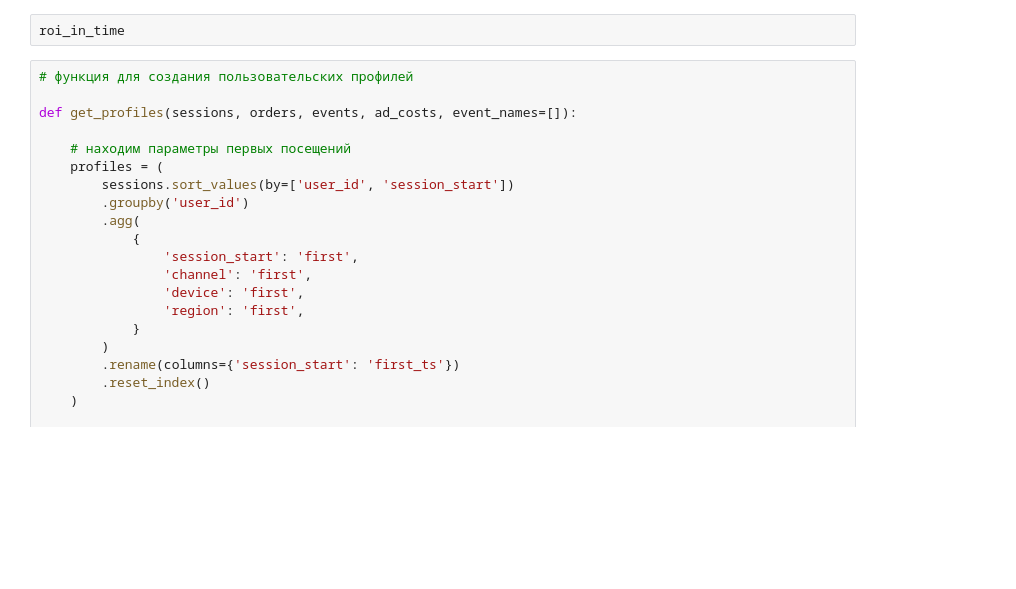
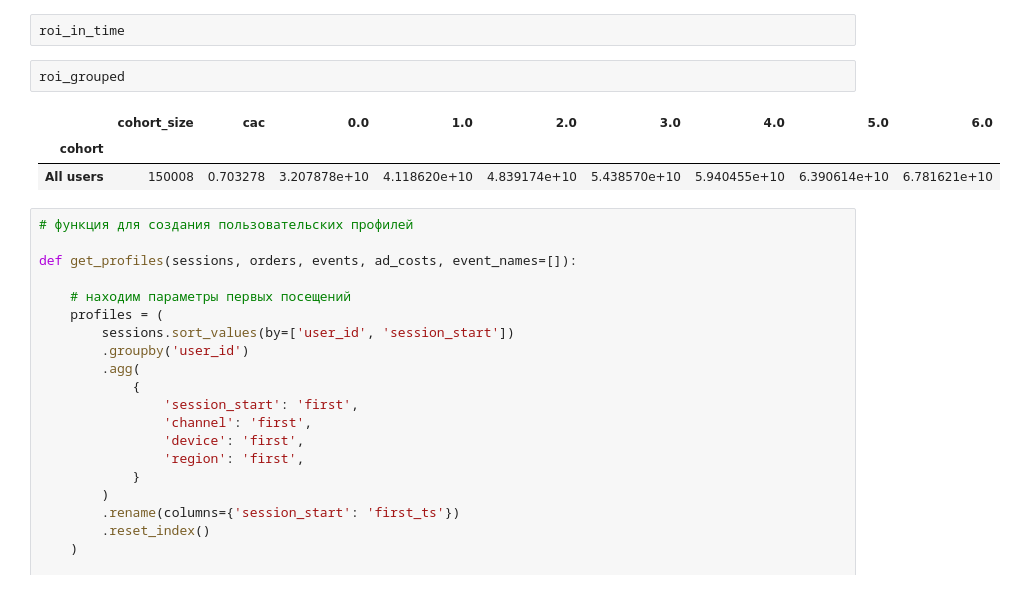
Before and after one commit to ikazman/practicum_da_projects, a Jupyter notebook: marketing_analysis/maketing_analysis.ipynb, the cells around one changed output. Cells and saved outputs as stored; diff of their text form; blank space fills up the shorter version.

```diff
--- a/marketing_analysis/maketing_analysis.ipynb
+++ b/marketing_analysis/maketing_analysis.ipynb
@@ -56,6 +163,12 @@ result_in_time
 roi_grouped
 # %%
 roi_in_time
+# %%
+roi_grouped
+# %% [output]
+|  | cohort_size | cac | 0.0 | 1.0 | 2.0 | 3.0 | 4.0 | 5.0 | 6.0 |
+| cohort |  |  |  |  |  |  |  |  |  |
+| All users | 150008 | 0.703278 | 3.207878e+10 | 4.118620e+10 | 4.839174e+10 | 5.438570e+10 | 5.940455e+10 | 6.390614e+10 | 6.781621e+10 |
 # %%
 # функция для создания пользовательских профилей
 
```
Also changed, not shown: parts of 13 cells of this notebook, 1 other file.
